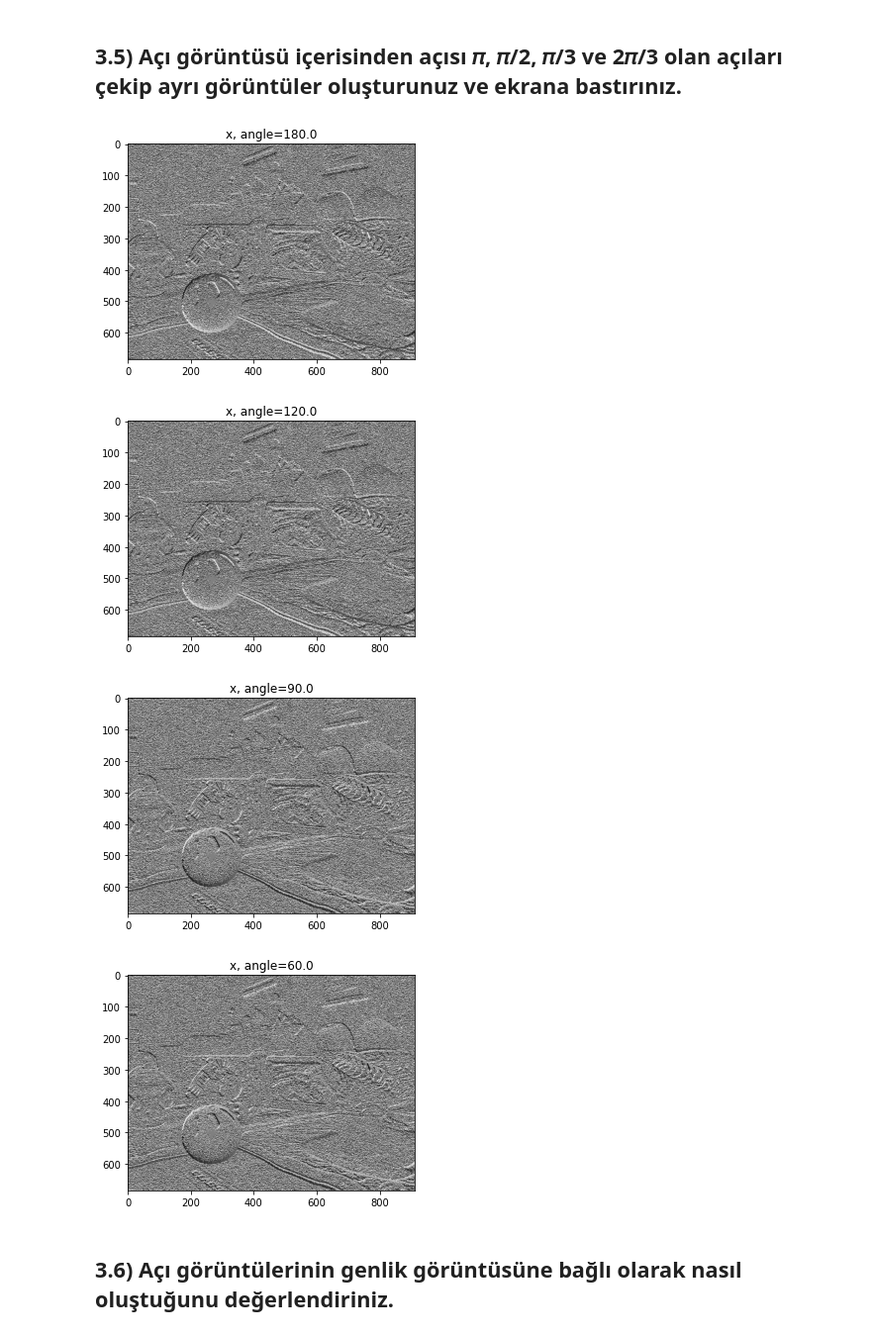
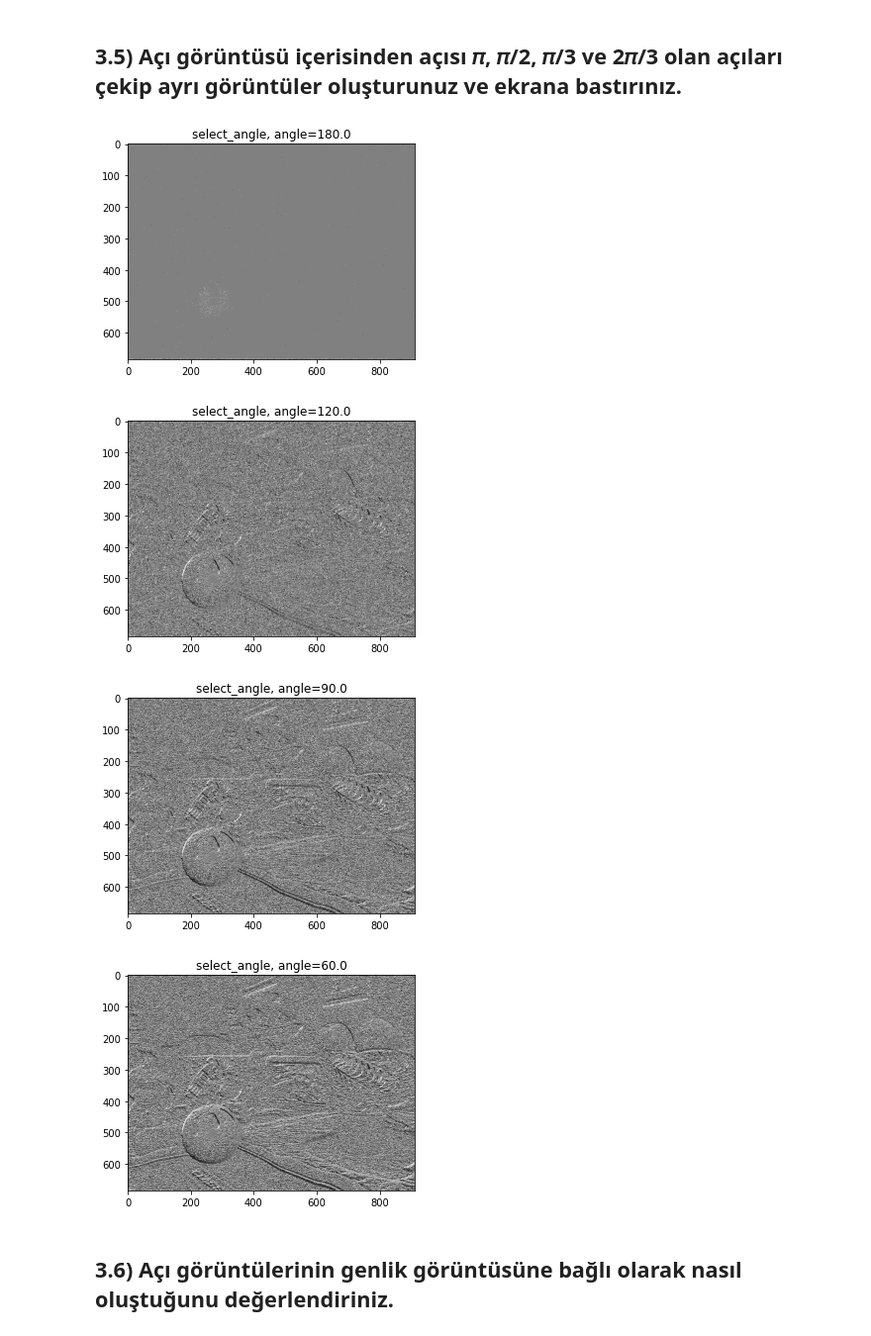
Before and after one commit to melihozaydin/MSc_Projects, a Jupyter notebook: BM5113 - Bilgisayarla Görme/hw1/1.3.ipynb, the cells around one changed output. Shown at 99% size. Drawn from its saved outputs; the diff is of its cells as text; code cells hidden in the pictures.

```diff
--- a/BM5113 - Bilgisayarla Görme/hw1/1.3.ipynb
+++ b/BM5113 - Bilgisayarla Görme/hw1/1.3.ipynb
@@ -114,21 +118,24 @@ def pol2cart(rho, phi):
+# %%
+def select_polar_angle(angle, threshold):
+    return np.where(np.abs(angle) < threshold, 0, angle)
+
+def select_polar_angle_range(angle, angle_range):
+    angle_range = np.radians(angle_range)
+    return np.logical_and(angle > -angle_range, angle < angle_range)
 # %%
 PI = np.pi
-
 angles = [PI, 2*PI/3, PI/2, PI/3,]
 
 for angle in angles:
-    x, y = pol2cart(gradient_angle, angle)
+    select_angle = select_polar_angle(gradient_angle, angle)
 
-    plt.imshow(x, cmap='gray')
-    plt.title(f"x, angle={(angle/PI)*180}")
+    plt.imshow(select_angle, cmap='gray')
+    plt.title(f"select_angle, angle={(angle/PI)*180}")
     plt.show()
-    """ plt.imshow(y, cmap='gray')
-    plt.title(f"y, angle={(angle/PI)*180}")
-    plt.show()"""
 # %% [output]
-[figure, old version]
+[figure, new version]
-[figure, old version]
+[figure, new version]
-[figure, old version]
+[figure, new version]
-[figure, old version]
+[figure, new version]
 # %% [markdown]
 ##   3.6) Açı görüntülerinin genlik görüntüsüne bağlı olarak nasıl oluştuğunu değerlendiriniz.
```
Also changed, not shown: parts of 6 cells of this notebook, 3 other files.
